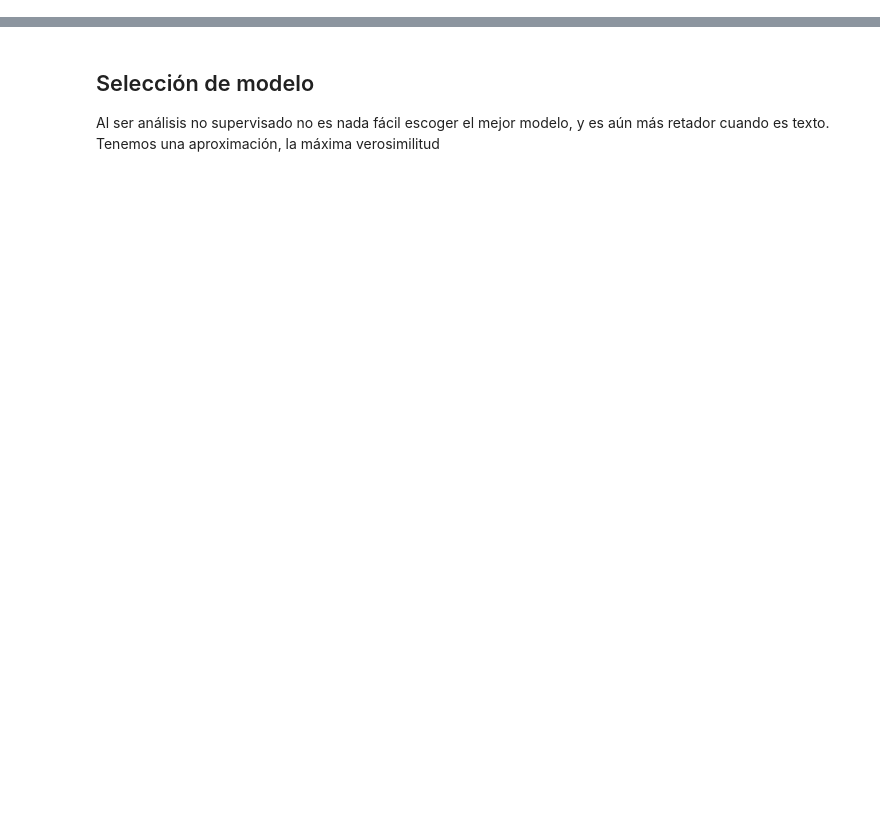
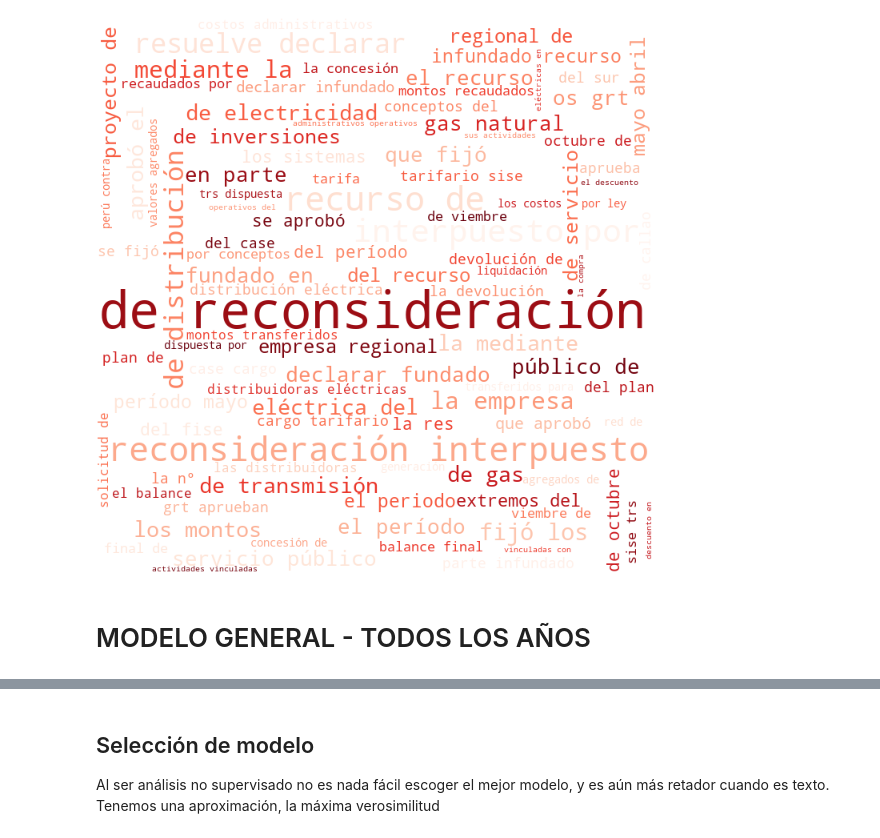
Before and after one commit to jguerrae/ProyectoReg, a Jupyter notebook: Electricidad/peru/LDA_peru.ipynb, the cells around one changed output, grey strips where cells are left out. Drawn from its saved outputs; the diff is of its cells as text; code cells hidden in the pictures; blank space fills up the shorter version.

```diff
--- a/Electricidad/peru/LDA_peru.ipynb
+++ b/Electricidad/peru/LDA_peru.ipynb
@@ -241,0 +139,7 @@ def print_topics(model, count_vectorizer, n_top_words):
+# %%
+# Ahora construiremos la matriz término-documento
+n_vocab=1500 # máximo tamaño de vocabulario
+tf_vectorizer = CountVectorizer(max_df=0.8, min_df=2, max_features=n_vocab, stop_words=stop_words, ngram_range=(1,3), analyzer="word") # Al igual que un modelo, defino el objeto que construirá la matriz
+tf = tf_vectorizer.fit_transform(df.Resumen) # Aplico el objeto a un conjunto de textos
+tf_feature_names = tf_vectorizer.get_feature_names() # Veo el vocabulario
+tf = tf_vectorizer.fit_transform(df.Resumen.head(100)) # Aplico el objeto a un conjunto de texto
@@ -241,0 +166,10 @@ def print_topics(model, count_vectorizer, n_top_words):
+# %%
+cloud=WordCloud(background_color='white', width=700, height=700, max_words=100, max_font_size=300, stopwords=tf_vectorizer.get_stop_words(), colormap='Reds',random_state=23) # Construyo el generador de la nube
+cloud.generate('.'.join(list(df.Resumen))) # Genero la nube
+cloud.to_image() # Despliego la imagen de la nube
+# Para ver las gamas de colores vea: https://matplotlib.org/3.1.0/tutorials/colors/colormaps.html
+# Para ver más parámetros de la nube de palabras: https://amueller.github.io/word_cloud/auto_examples/index.html#example-gallery
+# %% [output]
+[figure, added]
+# %% [markdown]
+# MODELO GENERAL - TODOS LOS AÑOS
```
Also changed, not shown: parts of 53 cells of this notebook, 38 other files.
